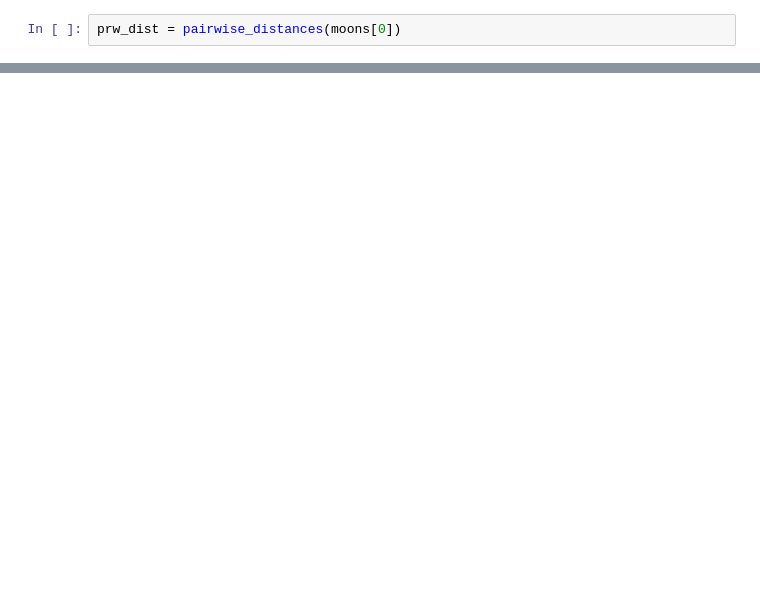
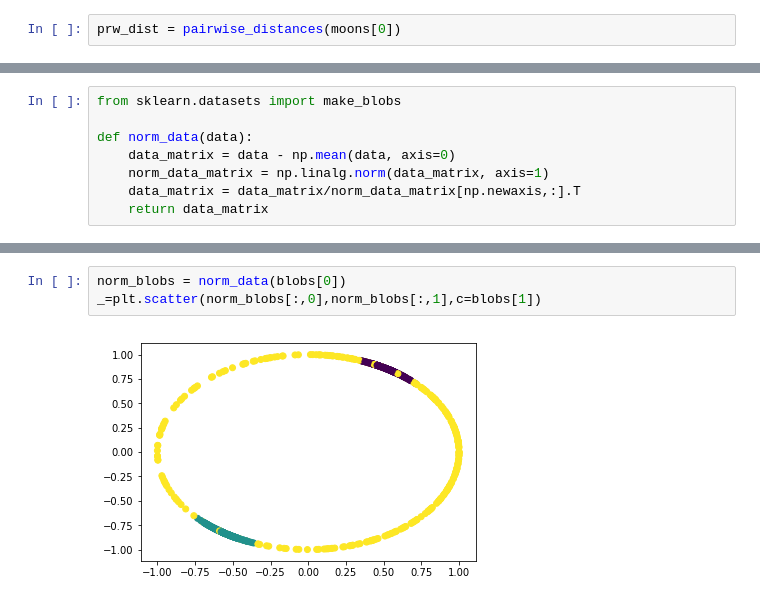
Before and after one commit to dmitrysarov/dbscan_play, a Jupyter notebook: test_my_dbscan.ipynb, the cells around one changed output, grey strips where cells are left out. Saved outputs shown, nothing was run; the diff lists cells and outputs as text; blank space fills up the shorter version.

```diff
--- a/test_my_dbscan.ipynb
+++ b/test_my_dbscan.ipynb
@@ -54,0 +59,8 @@ Wall time: 22.1 ms
+# %%
+from sklearn.datasets import make_blobs
+
+def norm_data(data):
+    data_matrix = data - np.mean(data, axis=0)
+    norm_data_matrix = np.linalg.norm(data_matrix, axis=1)
+    data_matrix = data_matrix/norm_data_matrix[np.newaxis,:].T
+    return data_matrix
@@ -54,0 +73,5 @@ Wall time: 22.1 ms
+# %%
+norm_blobs = norm_data(blobs[0])
+_=plt.scatter(norm_blobs[:,0],norm_blobs[:,1],c=blobs[1])
+# %% [output]
+[figure, added]
```
Also changed, not shown: parts of 19 cells of this notebook, 1 other file.
